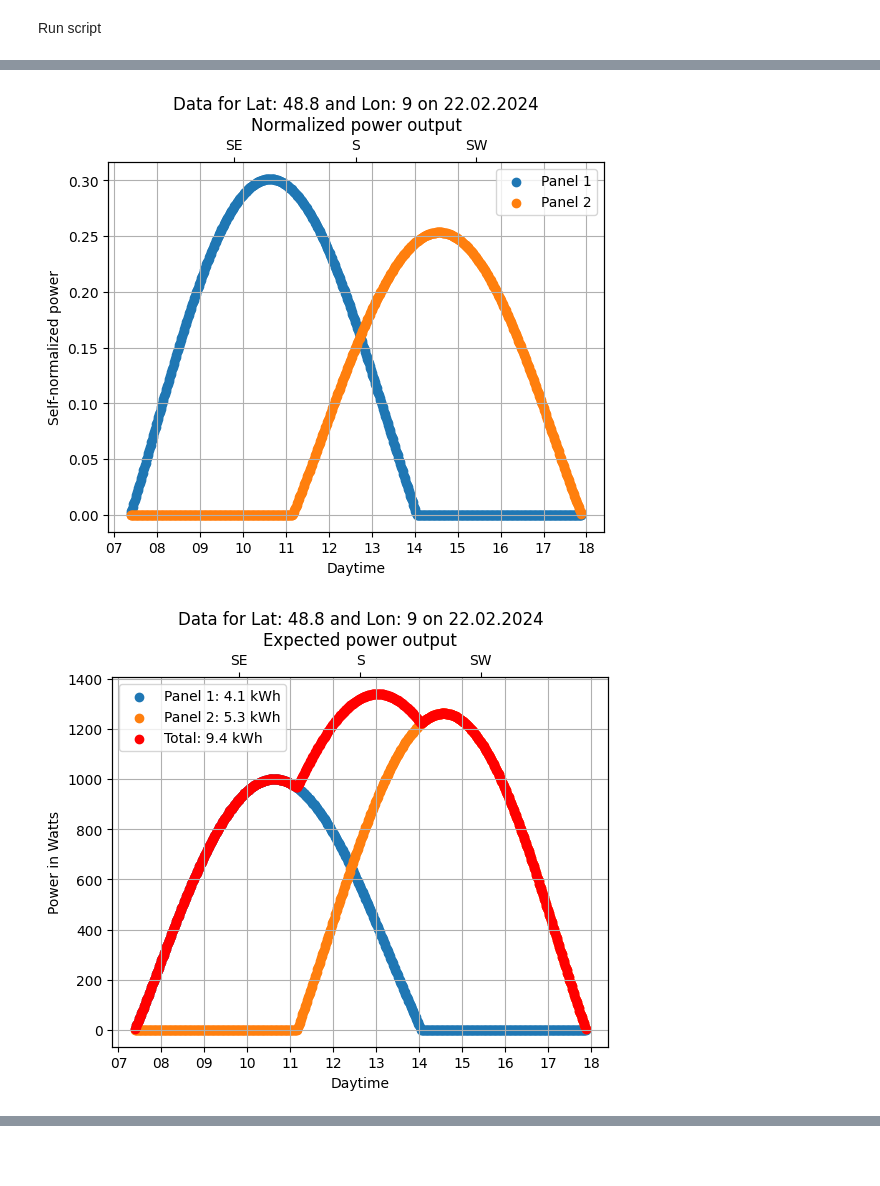
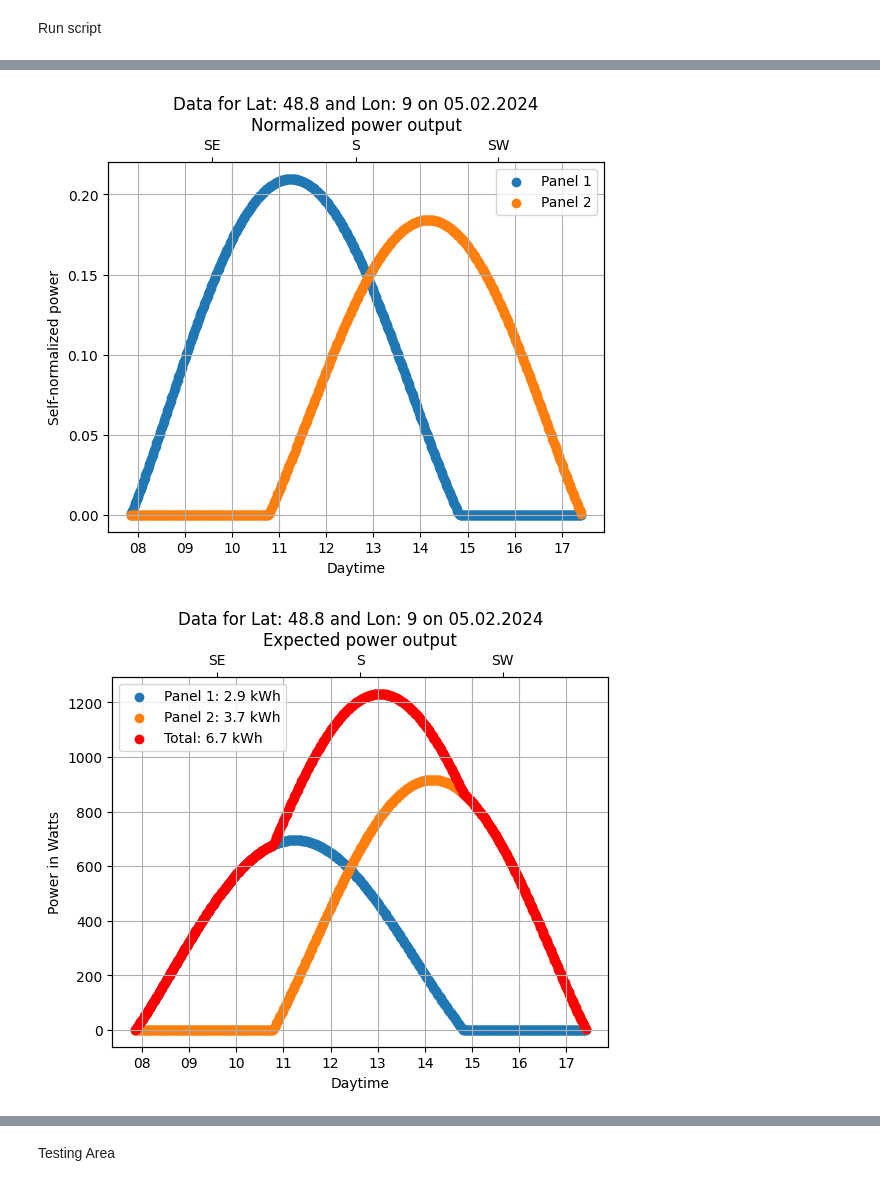
Before and after one commit to Pitterstummes/SolarPower, a Jupyter notebook: main.ipynb, the cells around one changed output, grey strips where cells are left out. Saved outputs shown, nothing was run; the diff lists cells and outputs as text; code cells hidden in the pictures; blank space fills up the shorter version.

```diff
--- a/main.ipynb
+++ b/main.ipynb
@@ -482,9 +585,9 @@ terrain_data = None
 
 # Date and stepsize
 # Either use specific date or current date + offset, comment unused lines out
-date = (datetime.datetime.now() # Current date
-        + datetime.timedelta(weeks=0, days=0)) # Add/ substract weeks and days
-# date = datetime.datetime.strptime("26.06.2024", "%d.%m.%Y") # Specific date
+# date = (datetime.datetime.now() # Current date
+#         + datetime.timedelta(weeks=0, days=0)) # Add/ substract weeks and days
+date = datetime.datetime.strptime("05.02.2024", "%d.%m.%Y") # Specific date
 time_step = datetime.timedelta(minutes=1, seconds=0) # Time steps for simulation
 
 # Limit data to daylight hours
@@ -492,6 +595,7 @@ limit_data = True
 
 # Select plots to show and popout option
 sun, angles, normpower, power, popout = True, True, True, True, False
+yearly, selfnormalize = True, True
 # %% [markdown]
 Run script
 # %%
@@ -511,4 +615,17 @@ data_info, df_data = generate_data(
 
 # Plot the results
 plot_select(data_info, df_data, sun, angles, normpower, power, popout)
+if yearly:
+    date_array, power_array = calc_expected_power_year(
+        date,
+        latitude,
+        longitude,
+        timezone,
+        terrain_data,
+        auto_summertime,
+        orientation,
+        tilt,
+        peak_power,
+    )
+    plot_yearly_power(date_array, power_array, selfnormalize, peak_power)
 # %% [output]
@@ -517,2 +634,2 @@ plot_select(data_info, df_data, sun, angles, normpower, power, popout)
-[figure, old version]
+[figure, new version]
-[figure, old version]
+[figure, new version]
@@ -518,0 +654,2 @@ plot_select(data_info, df_data, sun, angles, normpower, power, popout)
+# %% [markdown]
+Testing Area
```
Also changed, not shown: parts of 3 cells of this notebook, 2 other files.
